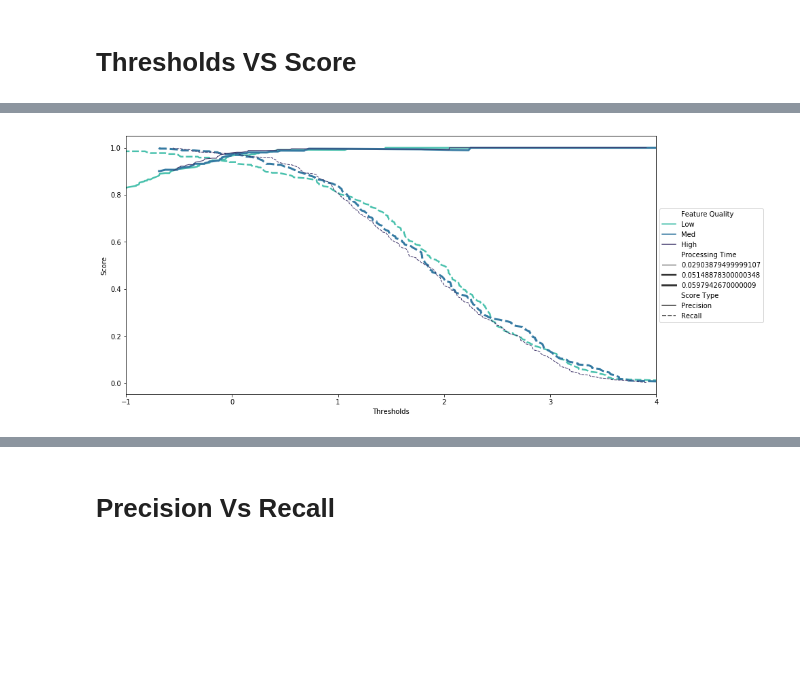
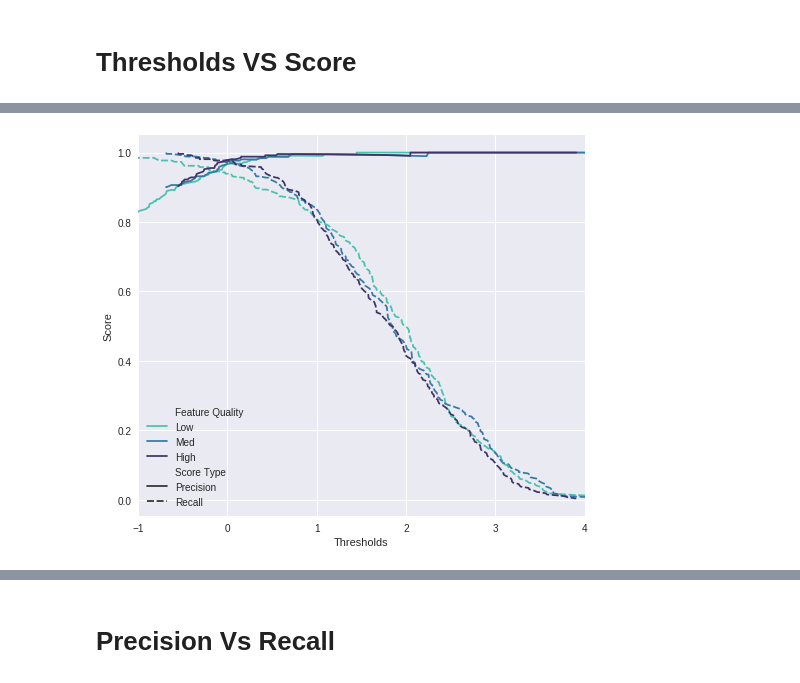
Before and after one commit to jflatorreg/maad-workflow, a Jupyter notebook: 4_data_analysis.ipynb, the cells around one changed output, grey strips where cells are left out. Saved outputs shown, nothing was run; the diff lists cells and outputs as text; code cells hidden in the pictures; blank space fills up the shorter version.

```diff
--- a/4_data_analysis.ipynb
+++ b/4_data_analysis.ipynb
@@ -6,6 +6,8 @@ import pandas as pd
 import seaborn as sns
 from ast import literal_eval
 import matplotlib.pyplot as plt
+plt.style.use('seaborn')
+#plt.style.use(['ggplot','seaborn-paper'])
 # %%
 path_low = './results/df_low.csv'
 path_med = './results//df_med.csv'
@@ -50,8 +52,8 @@ for i in (['LOG_REG','SVC', 'RF','MLP']):
 
     df_low = pd.DataFrame()
     df_low['Thresholds'] = literal_eval(df_data[i].Low.Thresholds)
-    df_low['Precisions'] = literal_eval(df_data[i].Low.Precisions)[:-1]
-    df_low['Recalls'] = literal_eval(df_data[i].Low.Recalls)[:-1]
+    df_low['Precisions'] = literal_eval(df_data[i].Low.Precisions)
+    df_low['Recalls'] = literal_eval(df_data[i].Low.Recalls)
     df_low['Feature Quality'] = 'Low'
     df_low['False Positives Rate'] = pd.Series(literal_eval(df_data[i].Low.False_Positives_Rate))
     df_low['True Positive Rate'] = pd.Series(literal_eval(df_data[i].Low.True_Positive_Rate))
@@ -149,6 +151,13 @@ See the caveats in the documentation: http://pandas.pydata.org/pandas-docs/stabl
   import sys
 # %% [markdown]
 # Heat Map
+# %%
+size = (8, 7)
+a4_dims = size
+palette_3 = sns.color_palette("mako_r",3)
+flatui = [ "#95a5a6", "#2ecc71", "#34495e", "#e74c3c"]
+palette_4 = sns.color_palette(flatui)
+#sns.palplot(sns.color_palette(flatui))
 # %%
 df_plot = df_data_2.pivot_table(index='Model',
                         columns='Feature Quality',
@@ -166,8 +187,5 @@ ax = sns.heatmap(df_plot, annot=True, fmt='.3g', cmap="YlGnBu")
 # %% [markdown]
 # Thresholds VS Score
-# %%
-palette = sns.color_palette("mako_r",3)
-a4_dims = (14, 7)
 # %%
 df_plot = df_data_3[df_data_3['Model'].isin(['LOG_REG'])]
 fig, ax = plt.subplots(figsize=a4_dims)
@@ -181,13 +200,14 @@ plt.show()
 # %%
 df_plot = df_data_3[df_data_3['Model'].isin(['SVC'])]
 fig, ax = plt.subplots(figsize=a4_dims)
-ax = sns.lineplot(x="Thresholds", y="Score", hue="Feature Quality", style="Score Type", palette=palette,
-                  size="Processing Time", legend="full", sizes=(1, 3), data=df_plot)
+ax = sns.lineplot(x="Thresholds", y="Score", hue="Feature Quality", style="Score Type", palette=palette_3,
+                  legend="full", data=df_plot)
 ax.set_xlim(-1,4)
-plt.legend(loc='center left', bbox_to_anchor=(1.0, 0.5))
+#plt.legend(loc='center left', bbox_to_anchor=(1.0, 0.5))
+plt.savefig('./results/graphics/ST_SVC.pdf', format='pdf')
 plt.show()
 # %% [output]
-[figure, old version]
+[figure, new version]
 # %%
 df_plot = df_data_3[df_data_3['Model'].isin(['RF'])]
 fig, ax = plt.subplots(figsize=a4_dims)
```
Also changed, not shown: parts of 33 cells of this notebook.
